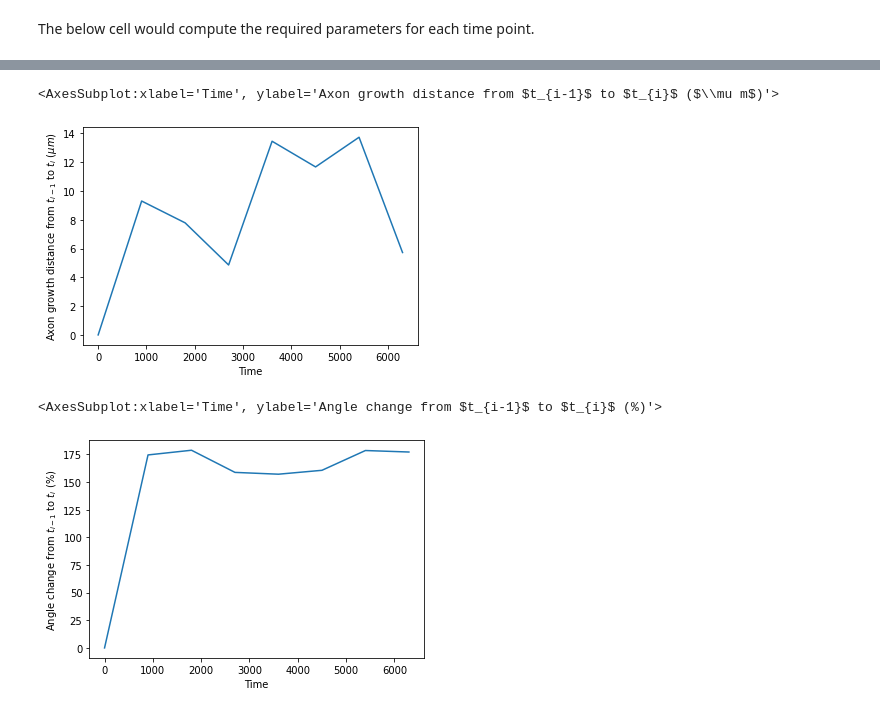
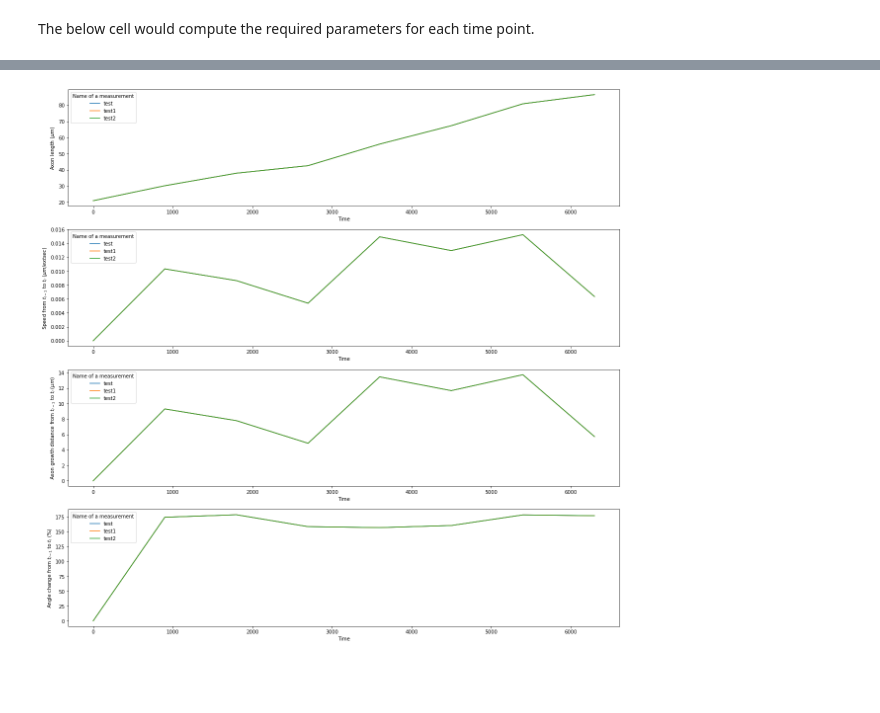
Before and after one commit to IMCF-Biocev/Tavakoli2022, a Jupyter notebook: measurements.ipynb, the cells around one changed output, grey strips where cells are left out. Saved outputs shown, nothing was run; the diff lists cells and outputs as text; code cells hidden in the pictures; blank space fills up the shorter version.

```diff
--- a/measurements.ipynb
+++ b/measurements.ipynb
@@ -178,0 +64,18 @@ PermissionError: [Errno 13] Permission denied: 'measurements.csv'
+# %%
+# check if there is already a file with measurements
+if os.path.isfile(f'measurements.csv'):
+    measurements = pd.read_csv('measurements.csv')
+    # create dictionary from the dataframe
+    measurements = measurements.to_dict('list')
+else:
+    measurements = defaultdict(list) # set measurements dictionary
+
+# set columns names
+columns = ['Name of a measurement', 'Time', 'Coordinate of the tip node', 'Axon length ($\mu m$)', 'Speed from $t_{i-1}$ to $t_{i}$ ($\mu m / \text{sec}$)',
+        'Axon growth distance from $t_{i-1}$ to $t_{i}$ ($\mu m$)',  'Angle change from $t_{i-1}$ to $t_{i}$ (%)', 'Total growth during all time ($\mu m$)',
+        'Total speed during all time ($\mu m / \text{sec}$)', 'Total angle change (%)']
+
+origin = shifted_axons[0][0] # set origin
+prev_tip = origin
+
+measurements = measure(shifted_axons, measurements, prev_tip, columns, origin, name)
@@ -192,10 +102,10 @@ sns.lineplot(data=measurements, x="Time", y='Speed from $t_{i-1}$ to $t_{i}$ ($\
-# %%
-sns.lineplot(data=measurements, x="Time", y='Axon growth distance from $t_{i-1}$ to $t_{i}$ ($\mu m$)')
-# %% [output]
-<AxesSubplot:xlabel='Time', ylabel='Axon growth distance from $t_{i-1}$ to $t_{i}$ ($\\mu m$)'>
-[figure, removed]
-# %%
-sns.lineplot(data=measurements, x="Time", y='Angle change from $t_{i-1}$ to $t_{i}$ (%)')
-# %% [output]
-<AxesSubplot:xlabel='Time', ylabel='Angle change from $t_{i-1}$ to $t_{i}$ (%)'>
-[figure, removed]
+# %%
+columns_to_show = ['Axon length ($\mu m$)', 'Speed from $t_{i-1}$ to $t_{i}$ ($\mu m / \text{sec}$)',
+        'Axon growth distance from $t_{i-1}$ to $t_{i}$ ($\mu m$)',  'Angle change from $t_{i-1}$ to $t_{i}$ (%)']
+
+# visualize all columns in a single plot
+fig, ax = plt.subplots(4, 1, figsize=(20, 20))
+for i, column in enumerate(columns_to_show):
+    sns.lineplot(x=columns[1], y=column, data=measurements, ax=ax[i], hue='Name of a measurement')
+# %% [output]
+[figure, added]
```
Also changed, not shown: parts of 17 cells of this notebook, 1 other file.
